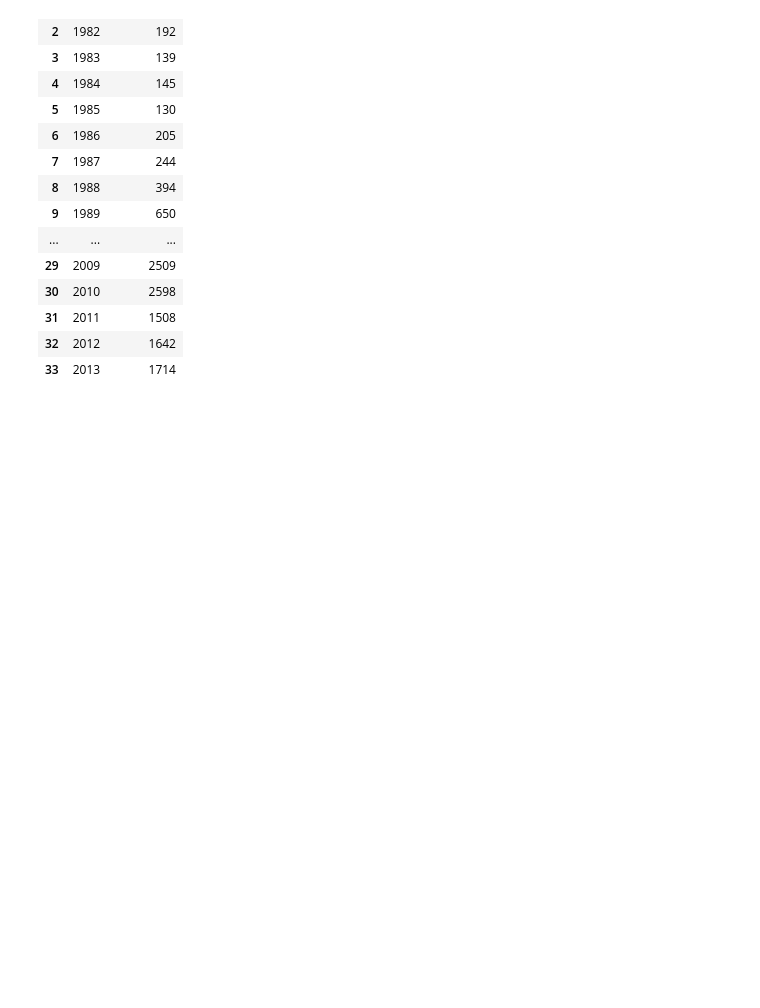
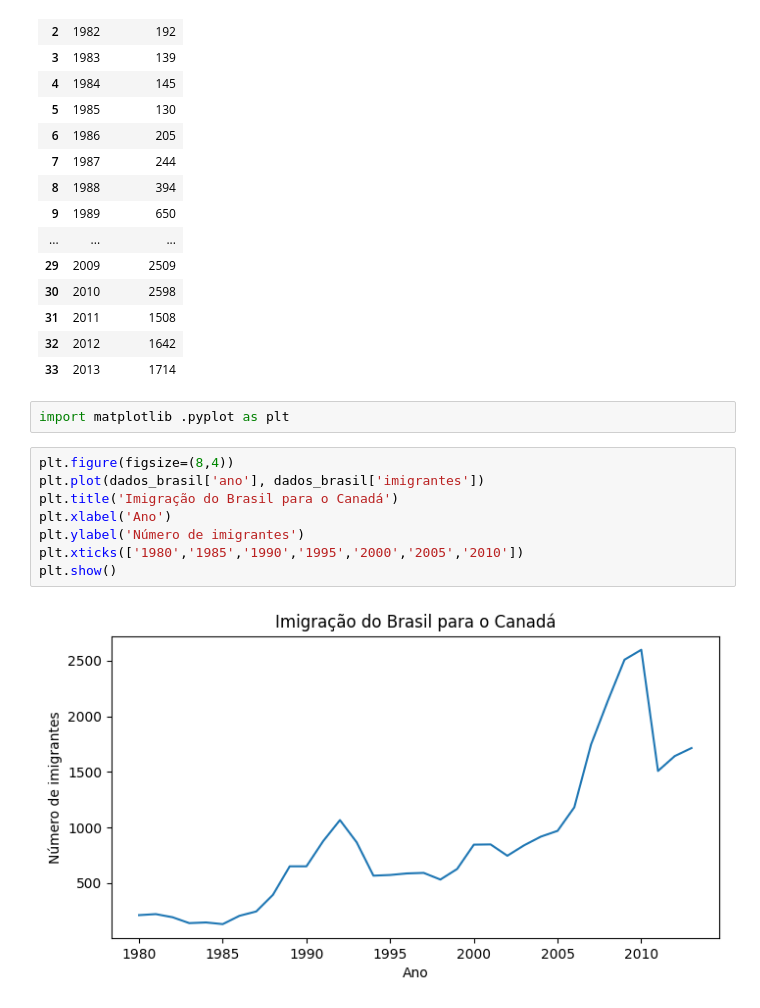
Before and after one commit to Leeogmz/Python, a Jupyter notebook: Data_Visualization.ipynb, the cells around one changed output. Saved outputs shown, nothing was run; the diff lists cells and outputs as text; blank space fills up the shorter version.

```diff
--- a/Data_Visualization.ipynb
+++ b/Data_Visualization.ipynb
@@ -106,3 +106,15 @@ dados_brasil
 | 31 | 2011 | 1508 |
 | 32 | 2012 | 1642 |
 | 33 | 2013 | 1714 |
+# %%
+import matplotlib .pyplot as plt
+# %%
+plt.figure(figsize=(8,4))
+plt.plot(dados_brasil['ano'], dados_brasil['imigrantes'])
+plt.title('Imigração do Brasil para o Canadá')
+plt.xlabel('Ano')
+plt.ylabel('Número de imigrantes')
+plt.xticks(['1980','1985','1990','1995','2000','2005','2010'])
+plt.show()
+# %% [output]
+[figure, added]
```
